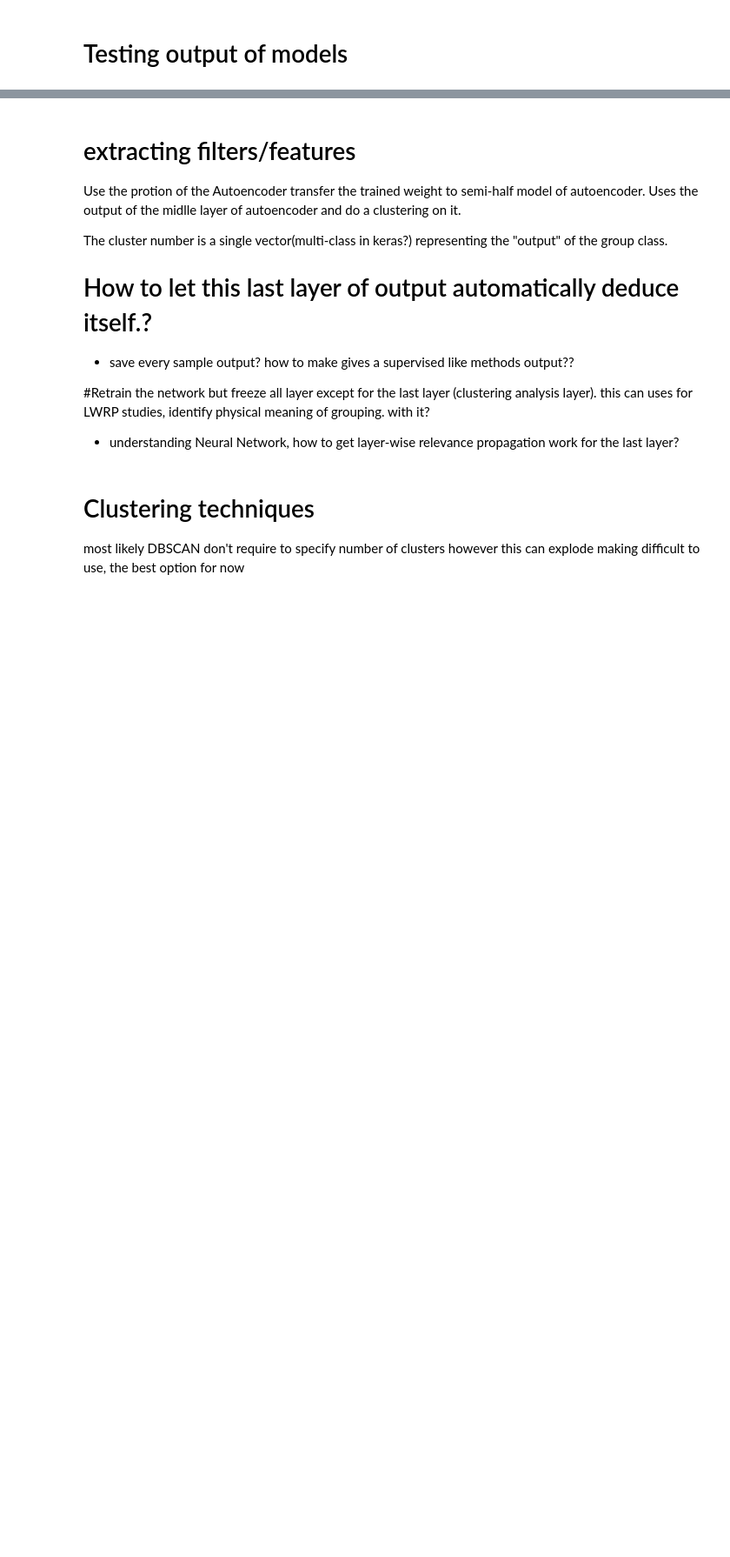
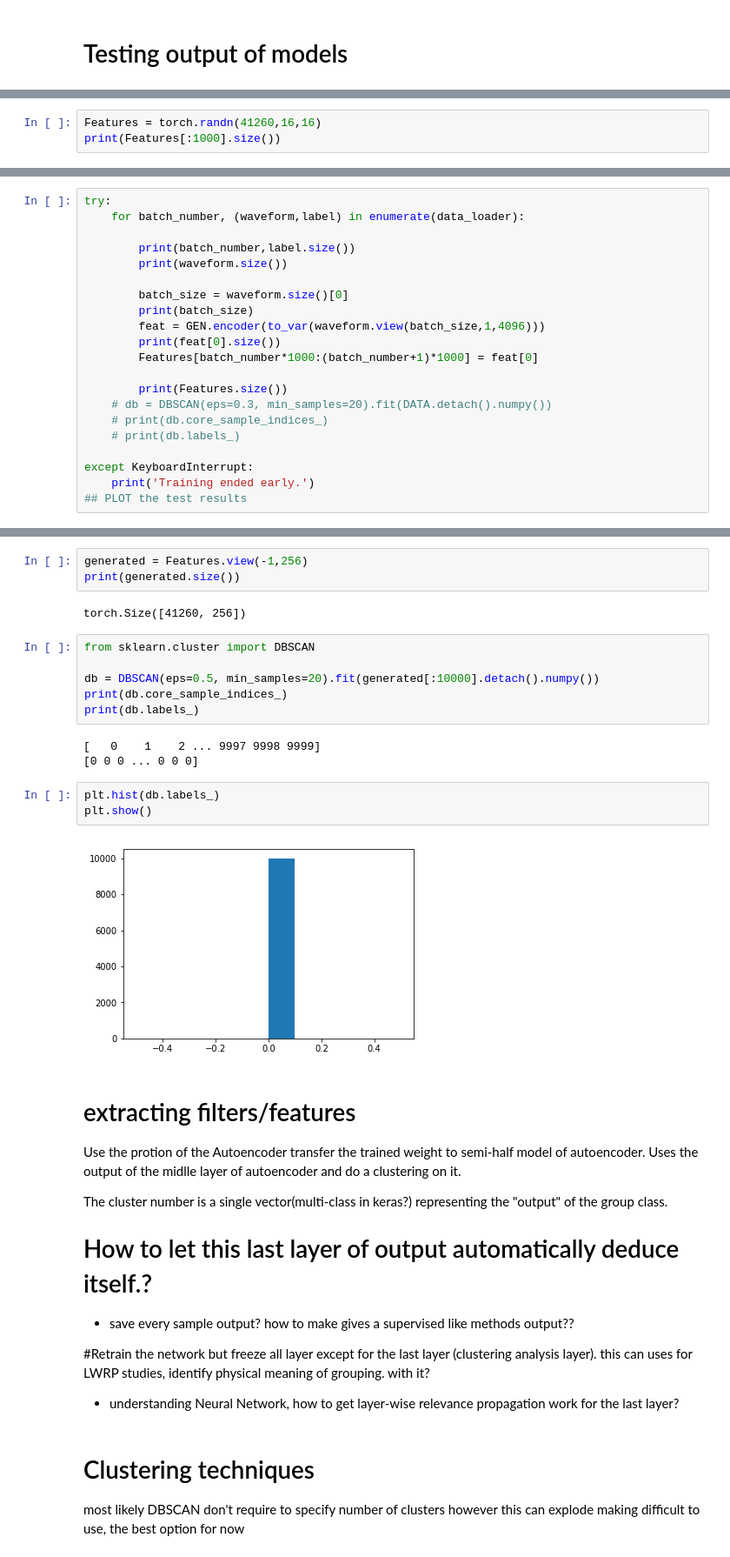
Before and after one commit to hareyakana/Script_For_TS_Keras, a Jupyter notebook: Unsupervised_cnn_feature_learning_clustering_relevance.ipynb, the cells around one changed output, grey strips where cells are left out. Shown at 87% size. Drawn from its saved outputs; the diff is of its cells as text; blank space fills up the shorter version.

Commit message:
completion of work flow
clustering of features via CNN

```diff
--- a/Unsupervised_cnn_feature_learning_clustering_relevance.ipynb
+++ b/Unsupervised_cnn_feature_learning_clustering_relevance.ipynb
@@ -434,0 +532,3 @@ NameError: name 'batch_size' is not defined
+# %%
+Features = torch.randn(41260,16,16)
+print(Features[:1000].size())
@@ -434,0 +537,21 @@ NameError: name 'batch_size' is not defined
+# %%
+try:
+    for batch_number, (waveform,label) in enumerate(data_loader):
+
+        print(batch_number,label.size())
+        print(waveform.size())
+
+        batch_size = waveform.size()[0]
+        print(batch_size)
+        feat = GEN.encoder(to_var(waveform.view(batch_size,1,4096)))
+        print(feat[0].size())
+        Features[batch_number*1000:(batch_number+1)*1000] = feat[0]
+
+        print(Features.size())
+    # db = DBSCAN(eps=0.3, min_samples=20).fit(DATA.detach().numpy())
+    # print(db.core_sample_indices_)
+    # print(db.labels_)
+
+except KeyboardInterrupt:
+    print('Training ended early.')
+## PLOT the test results
@@ -435,3 +576,22 @@ NameError: name 'batch_size' is not defined
+# %%
+generated = Features.view(-1,256)
+print(generated.size())
+# %% [output]
+torch.Size([41260, 256])
+# %%
+from sklearn.cluster import DBSCAN
+
+db = DBSCAN(eps=0.5, min_samples=20).fit(generated[:10000].detach().numpy())
+print(db.core_sample_indices_)
+print(db.labels_)
+# %% [output]
+[   0    1    2 ... 9997 9998 9999]
+[0 0 0 ... 0 0 0]
+# %%
+plt.hist(db.labels_)
+plt.show()
+# %% [output]
+[figure, added]
 # %% [markdown]
 # extracting filters/features
 
```
Also changed, not shown: parts of 14 cells of this notebook.
